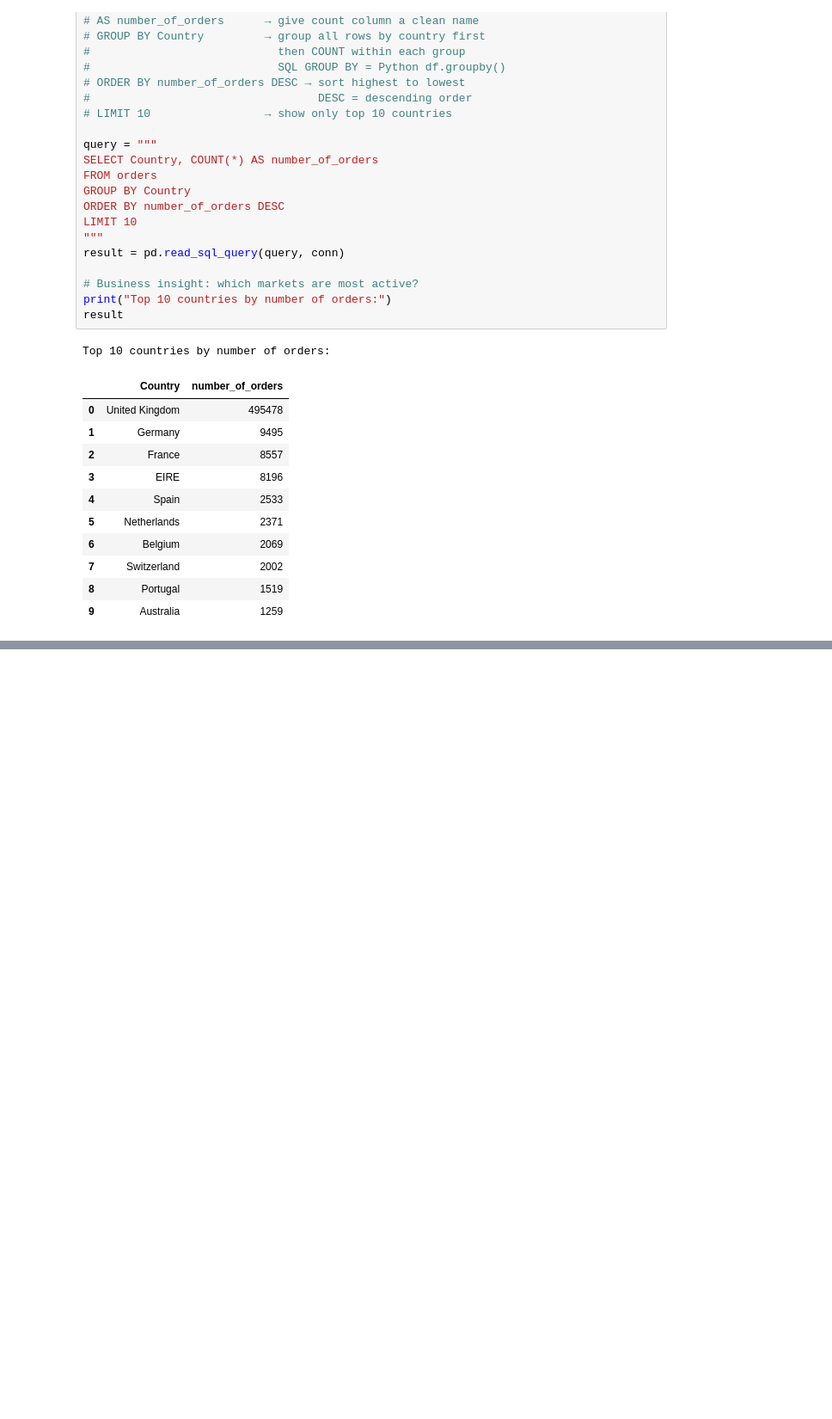
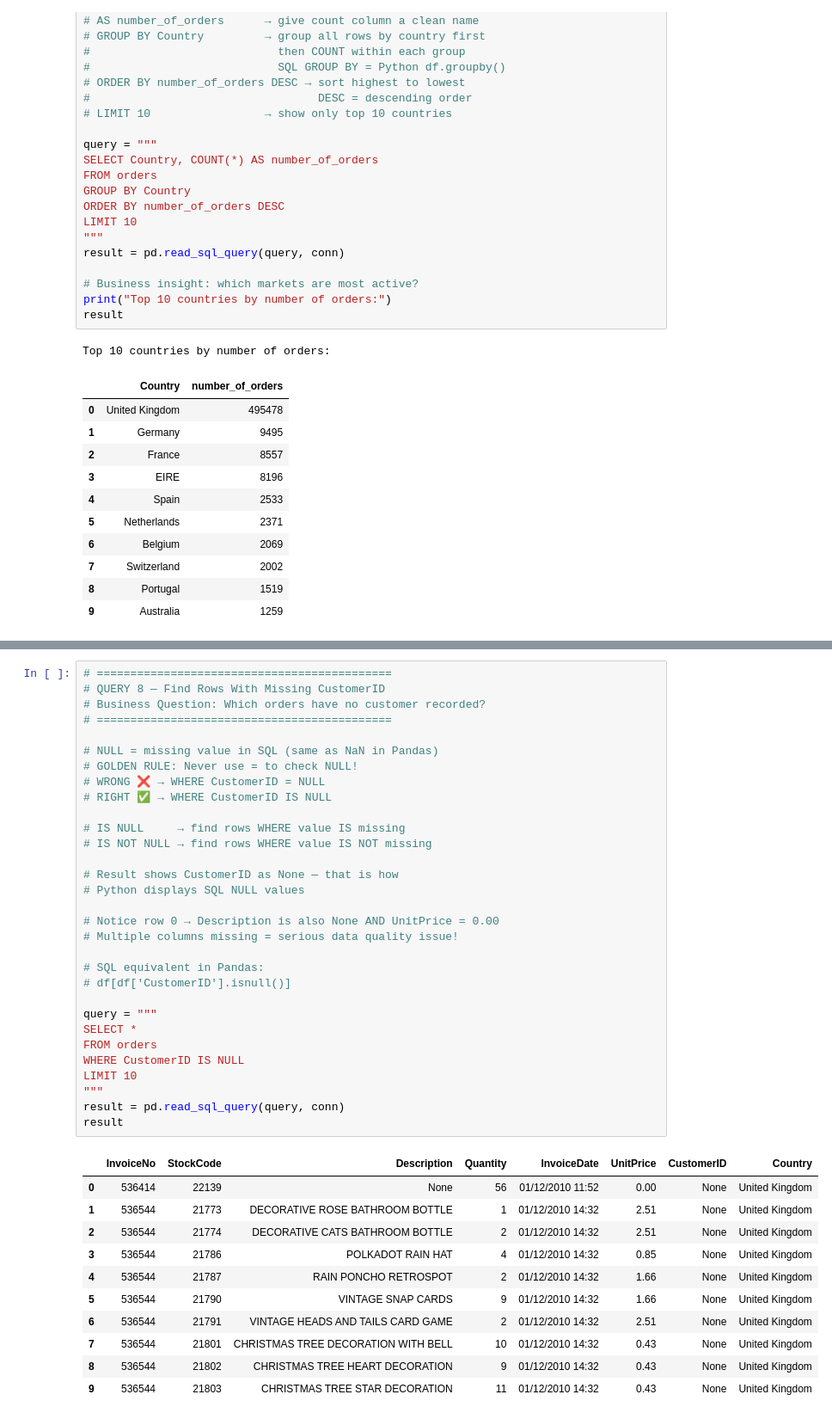
Before and after one commit to Danammadhunika/ml-journey, a Jupyter notebook: project_03_ecommerce_sql/notebooks/ecommerce_sql_analysis.ipynb, the cells around one changed output, grey strips where cells are left out. Shown at 86% size. Drawn from its saved outputs; the diff is of its cells as text; blank space fills up the shorter version.

```diff
--- a/project_03_ecommerce_sql/notebooks/ecommerce_sql_analysis.ipynb
+++ b/project_03_ecommerce_sql/notebooks/ecommerce_sql_analysis.ipynb
@@ -214,0 +339,43 @@ Top 10 countries by number of orders:
+# %%
+# ============================================
+# QUERY 8 — Find Rows With Missing CustomerID
+# Business Question: Which orders have no customer recorded?
+# ============================================
+
+# NULL = missing value in SQL (same as NaN in Pandas)
+# GOLDEN RULE: Never use = to check NULL!
+# WRONG ❌ → WHERE CustomerID = NULL
+# RIGHT ✅ → WHERE CustomerID IS NULL
+
+# IS NULL     → find rows WHERE value IS missing
+# IS NOT NULL → find rows WHERE value IS NOT missing
+
+# Result shows CustomerID as None — that is how
+# Python displays SQL NULL values
+
+# Notice row 0 → Description is also None AND UnitPrice = 0.00
+# Multiple columns missing = serious data quality issue!
+
+# SQL equivalent in Pandas:
+# df[df['CustomerID'].isnull()]
+
+query = """
+SELECT *
+FROM orders
+WHERE CustomerID IS NULL
+LIMIT 10
+"""
+result = pd.read_sql_query(query, conn)
+result
+# %% [output]
+|  | InvoiceNo | StockCode | Description | Quantity | InvoiceDate | UnitPrice | CustomerID | Country |
+| 0 | 536414 | 22139 | None | 56 | 01/12/2010 11:52 | 0.00 | None | United Kingdom |
+| 1 | 536544 | 21773 | DECORATIVE ROSE BATHROOM BOTTLE | 1 | 01/12/2010 14:32 | 2.51 | None | United Kingdom |
+| 2 | 536544 | 21774 | DECORATIVE CATS BATHROOM BOTTLE | 2 | 01/12/2010 14:32 | 2.51 | None | United Kingdom |
+| 3 | 536544 | 21786 | POLKADOT RAIN HAT | 4 | 01/12/2010 14:32 | 0.85 | None | United Kingdom |
+| 4 | 536544 | 21787 | RAIN PONCHO RETROSPOT | 2 | 01/12/2010 14:32 | 1.66 | None | United Kingdom |
+| 5 | 536544 | 21790 | VINTAGE SNAP CARDS | 9 | 01/12/2010 14:32 | 1.66 | None | United Kingdom |
+| 6 | 536544 | 21791 | VINTAGE HEADS AND TAILS CARD GAME | 2 | 01/12/2010 14:32 | 2.51 | None | United Kingdom |
+| 7 | 536544 | 21801 | CHRISTMAS TREE DECORATION WITH BELL | 10 | 01/12/2010 14:32 | 0.43 | None | United Kingdom |
+| 8 | 536544 | 21802 | CHRISTMAS TREE HEART DECORATION | 9 | 01/12/2010 14:32 | 0.43 | None | United Kingdom |
+| 9 | 536544 | 21803 | CHRISTMAS TREE STAR DECORATION | 11 | 01/12/2010 14:32 | 0.43 | None | United Kingdom |
```
Also changed, not shown: parts of 5 cells of this notebook, 2 other files.
